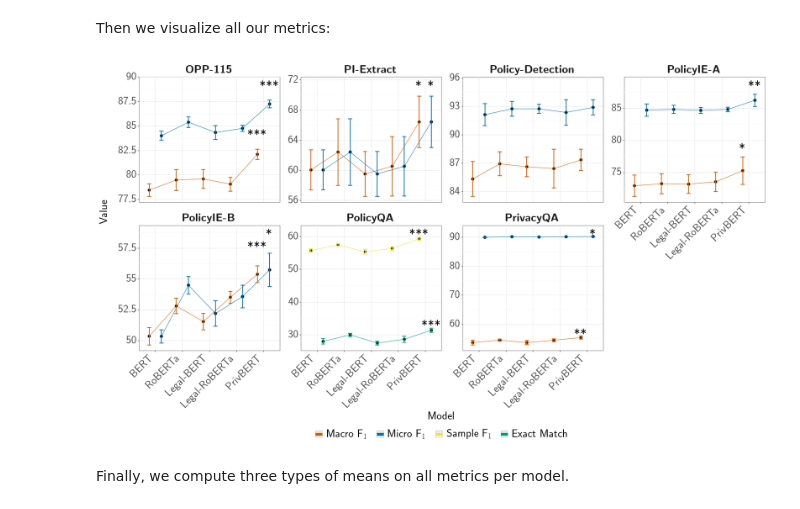
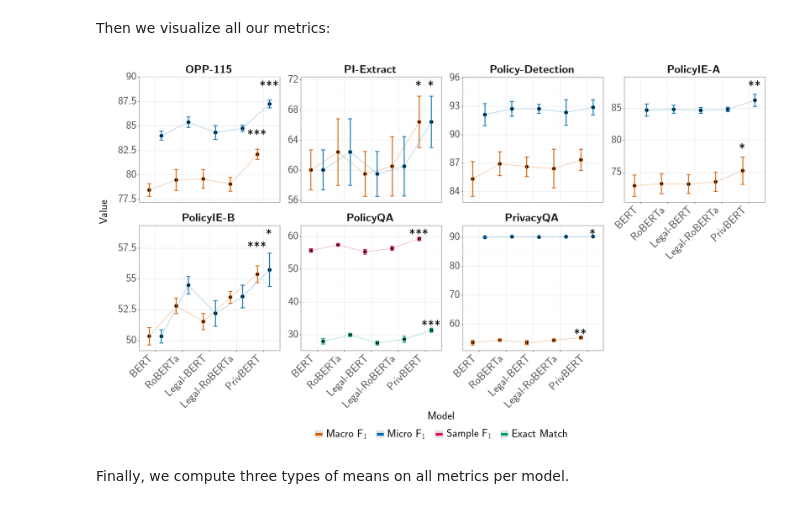
Before and after one commit to infsys-lab/privacy-glue, a Jupyter notebook: notebooks/visualize_results.ipynb, the cells around one changed output. Drawn from its saved outputs; the diff is of its cells as text; code cells hidden in the pictures.

Commit message:
Update results visualization notebook
1. Improve scatterplot with lines and errors
2. Improve results summarization in tables and aggregation

```diff
--- a/notebooks/visualize_results.ipynb
+++ b/notebooks/visualize_results.ipynb
@@ -69,6 +69,7 @@ for model in MODELS:
     ) as summary_file:
         model_results = json.load(summary_file)
         for task, task_dict in model_results.items():
+            multiplier = 100 if task != "policy_qa" else 1
             row_dict = {"mean": [], "std": [], "metric": [], "samples": []}
             row_dict["model_name"] = MODELS[model]
             row_dict["task"] = TASKS[task]
@@ -76,9 +77,10 @@ for model in MODELS:
             for index, metric in enumerate(task_dict["metrics"]):
                 if metric in ["macro_f1", "micro_f1", "sample_f1", "exact_match"]:
                     row_dict["metric"].append(METRICS[metric])
-                    row_dict["samples"].append(task_dict["samples"][index])
+                    row_dict["samples"].append(
+                        [sample * multiplier for sample in task_dict["samples"][index]]
+                    )
                     for statistic in ["mean", "std"]:
-                        multiplier = 100 if task != "policy_qa" else 1
                         row_dict[statistic].append(
                             task_dict[statistic][index] * multiplier
                         )
@@ -165,11 +168,11 @@ Then we visualize all our metrics:
 # plot ggplot object
 (
     ggplot(all_results, aes(x="model_name", y="mean", group="metric", color="metric"))
-    + geom_line(position=position_dodge(width=0.9))
+    + geom_line(position=position_dodge(width=0.9), linetype="dashed", alpha=0.7)
     + geom_pointrange(
         mapping=aes(ymin="mean + std", ymax="mean - std"),
         position=position_dodge(width=0.9),
-        size=0.8,
+        size=1,
         fill="black",
         show_legend=False,
     )
@@ -180,34 +183,34 @@ Then we visualize all our metrics:
         size=1,
     )
     + geom_text(
         mapping=aes(label="priv_bert_significance", y="mean + std + 1.8"),
         position=position_dodge(width=0.9),
         size=30,
         color="black",
     )
     + facet_wrap("task", ncol=4, scales="free_y")
     + theme_bw()
     + theme(
         axis_text_x=element_text(angle=45, ha="right"),
         axis_title_y=element_text(margin={"r": 20}),
         figure_size=(25, 11),
         panel_spacing_y=0.3,
         text=element_text(size=25),
         legend_text=element_text(margin={"l": 10}),
         legend_position=(0.5, -0.125),
         legend_direction="horizontal",
         legend_title=element_blank(),
         legend_entry_spacing=20,
         strip_background=element_blank(),
         subplots_adjust={"wspace": 0.15},
     )
     + scale_color_manual(
-        values=list(reversed(["#009e73", "#f0e442", "#0072b2", "#d55e00"]))
+        values=list(reversed(["#009e73", "#d81b60", "#0072b2", "#d55e00"]))
     )
     + labs(x="Model", y="Value")
     + guides(color=guide_legend(override_aes={"size": 3}))
 ).draw();
 # %% [output]
-[figure, old version]
+[figure, new version]
 # %% [markdown]
 Finally, we compute three types of means on all metrics per model.
```
Also changed, not shown: parts of 4 cells of this notebook.
